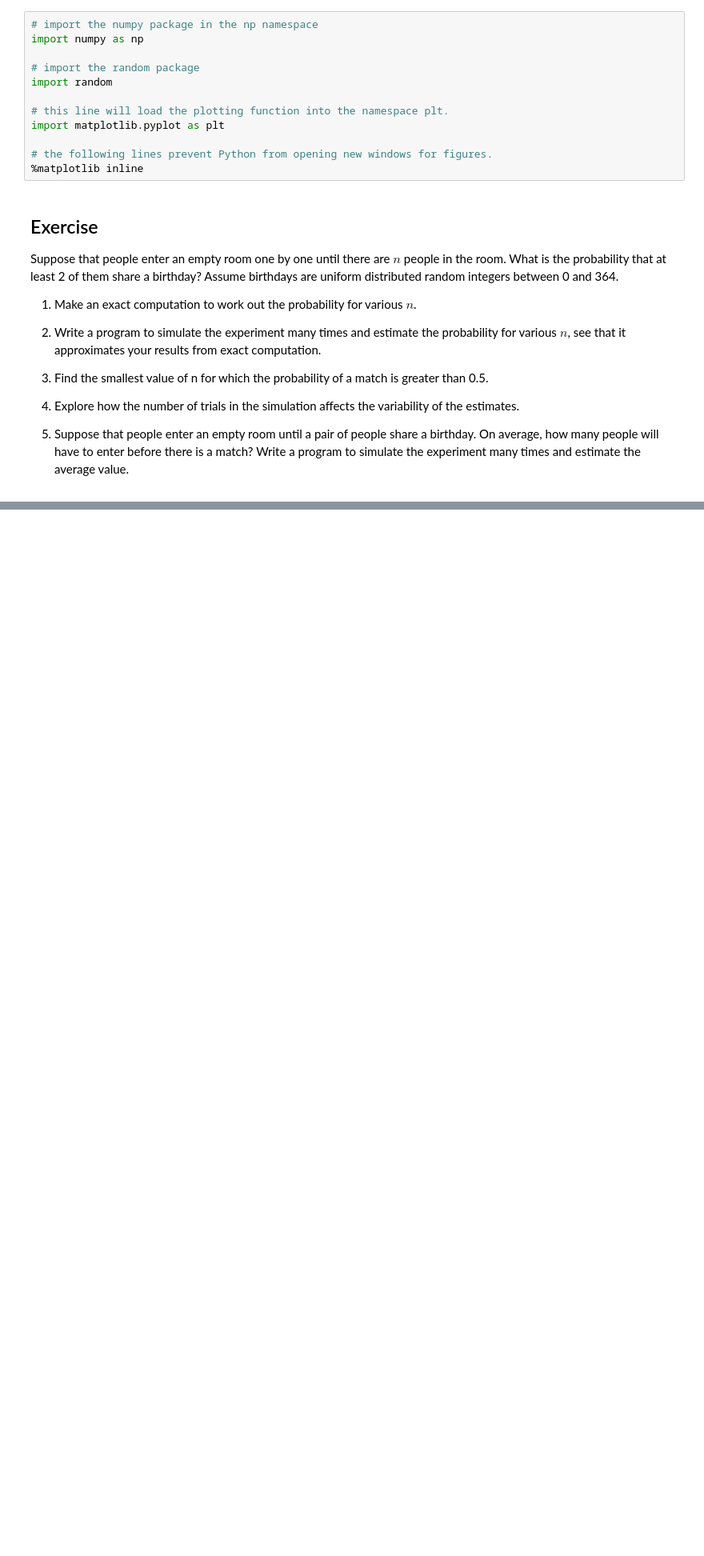
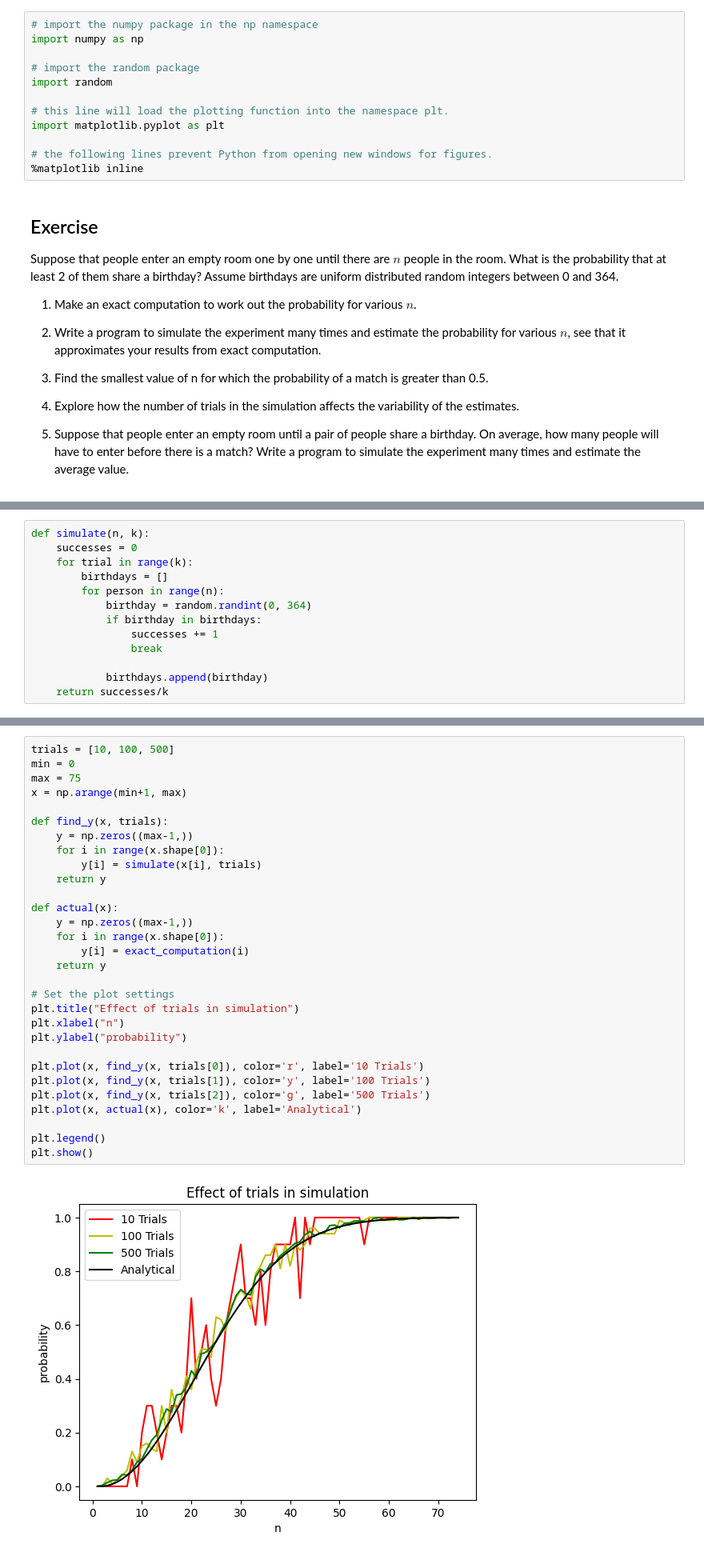
Before and after one commit to LaurenceBradshaw/ECM1416-Computational-Mathematics-Workshops, a Jupyter notebook: Week 6/ECM1416 Workbook 4Week6.ipynb, the cells around one changed output, grey strips where cells are left out. Shown at 80% size. Saved outputs shown, nothing was run; the diff lists cells and outputs as text; blank space fills up the shorter version.

```diff
--- a/Week 6/ECM1416 Workbook 4Week6.ipynb
+++ b/Week 6/ECM1416 Workbook 4Week6.ipynb
@@ -33,0 +42,13 @@ experiment many times and estimate the average value.
+# %%
+def simulate(n, k):
+    successes = 0
+    for trial in range(k):
+        birthdays = []
+        for person in range(n):
+            birthday = random.randint(0, 364)
+            if birthday in birthdays:
+                successes += 1
+                break
+
+            birthdays.append(birthday)
+    return successes/k
@@ -33,0 +65,32 @@ experiment many times and estimate the average value.
+# %%
+trials = [10, 100, 500]
+min = 0
+max = 75
+x = np.arange(min+1, max)
+
+def find_y(x, trials):
+    y = np.zeros((max-1,))
+    for i in range(x.shape[0]):
+        y[i] = simulate(x[i], trials)
+    return y
+
+def actual(x):
+    y = np.zeros((max-1,))
+    for i in range(x.shape[0]):
+        y[i] = exact_computation(i)
+    return y
+
+# Set the plot settings
+plt.title("Effect of trials in simulation")
+plt.xlabel("n")
+plt.ylabel("probability")
+
+plt.plot(x, find_y(x, trials[0]), color='r', label='10 Trials')
+plt.plot(x, find_y(x, trials[1]), color='y', label='100 Trials')
+plt.plot(x, find_y(x, trials[2]), color='g', label='500 Trials')
+plt.plot(x, actual(x), color='k', label='Analytical')
+
+plt.legend()
+plt.show()
+# %% [output]
+[figure, added]
```
Also changed, not shown: parts of 3 cells of this notebook.
